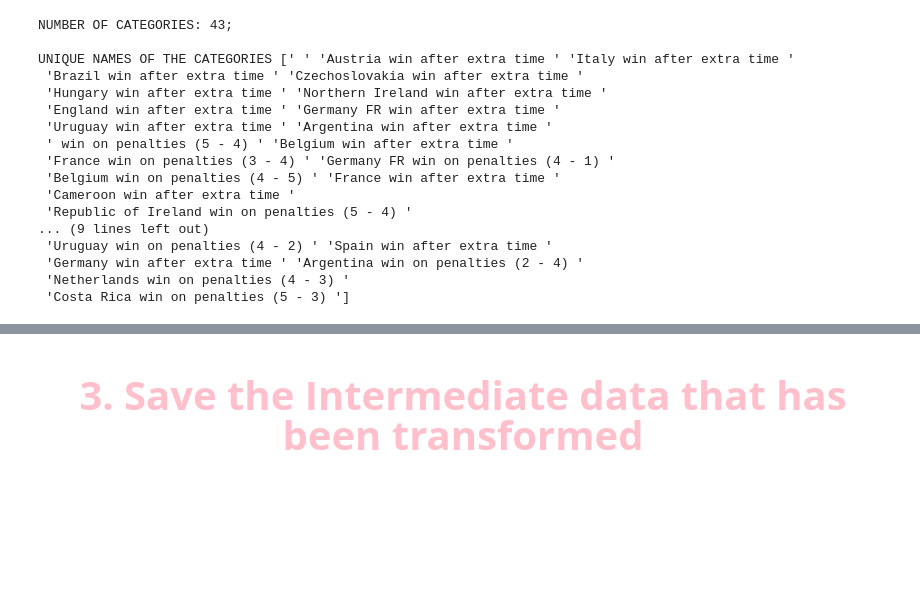
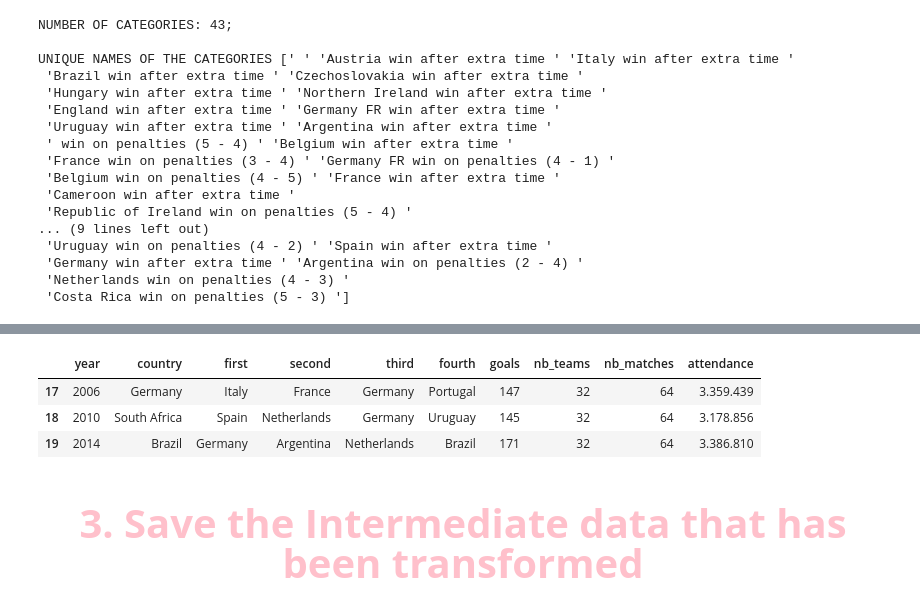
Before and after one commit to tnathu-ai/Football_Dataset, a Jupyter notebook: notebooks/world_cup.ipynb, the cells around one changed output, grey strips where cells are left out. Cells and saved outputs as stored; diff of their text form; code cells hidden in the pictures; blank space fills up the shorter version.

```diff
--- a/notebooks/WorldCup.ipynb
+++ b/notebooks/world_cup.ipynb
@@ -102,9 +102,9 @@ WorldCupMatches.columns = ['year', 'date_time', 'stage', 'stadium', 'city', 'hom
        'home_team_goals', 'away_team_goals', 'away_team_name',
        'win_conditions', 'attendance', 'half_time_home_goals',
        'half_time_away_goals', 'referee', 'assistant_1', 'assistant_2',
-       'round_id', 'match_id', 'home_team_initials', 'away_team_initials']
+       'round_id', 'match_id', 'home_team_code', 'away_team_code']
 
-WorldCups.columns = ['year', 'country', 'winner', 'runners_up', 'third', 'fourth', 'goals_scored', 'qualified_teams', 'matches_played', 'attendance']
+WorldCups.columns = ["year","country","first","second","third","fourth","goals","nb_teams","nb_matches","attendance"]
 # %%
 print(f'The list of WorldCupMatches columns\' names is: {WorldCupMatches.columns.to_list()}; \n\nThe list of WorldCups columns\' names is: {WorldCups.columns.to_list()}\n\n\n')
 # %% [output]
@@ -274,3 +288,10 @@ WorldCupMatches
+# %%
+WorldCups.tail(3)
+# %% [output]
+|  | year | country | first | second | third | fourth | goals | nb_teams | nb_matches | attendance |
+| 17 | 2006 | Germany | Italy | France | Germany | Portugal | 147 | 32 | 64 | 3.359.439 |
+| 18 | 2010 | South Africa | Spain | Netherlands | Germany | Uruguay | 145 | 32 | 64 | 3.178.856 |
+| 19 | 2014 | Brazil | Germany | Argentina | Netherlands | Brazil | 171 | 32 | 64 | 3.386.810 |
 # %% [markdown]
 <a id="3"></a>
 <h1 style="color:#ffc0cb;font-size:40px;font-family:Georgia;text-align:center;"><strong>3. Save the Intermediate data that has been transformed</strong></h1>
```
Also changed, not shown: parts of 21 cells of this notebook, 6 other files.
